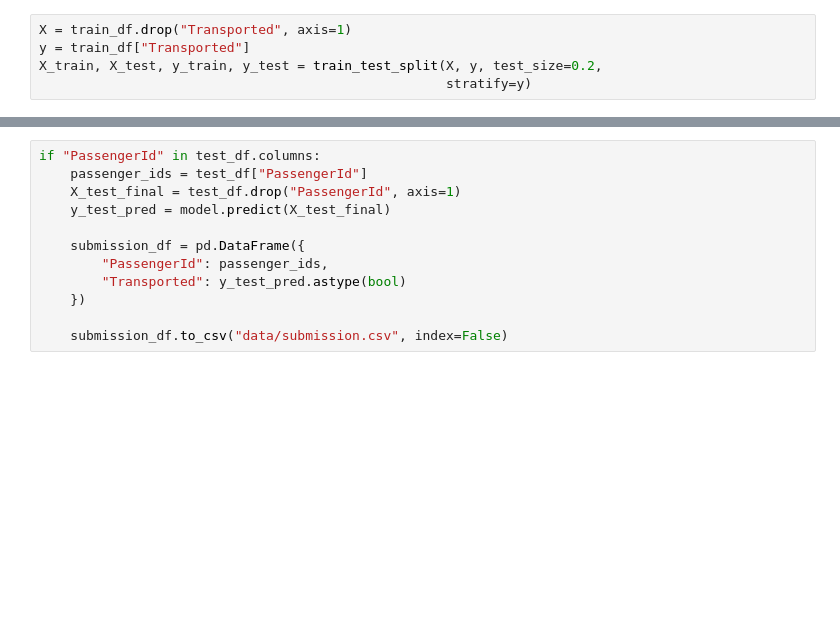
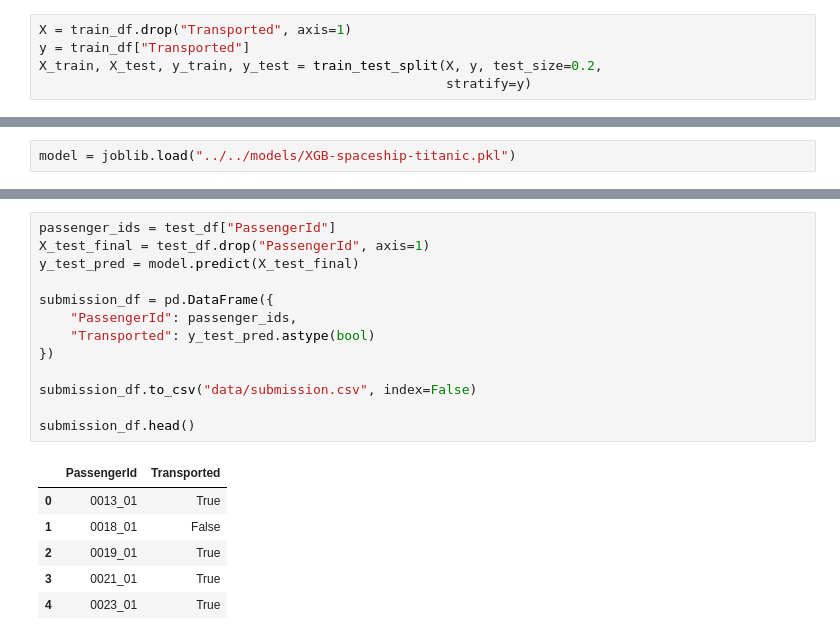
Before and after one commit to jasonwj96/kaggle-projects, a Jupyter notebook: notebooks/spaceship-titanic/training.ipynb, the cells around one changed output, grey strips where cells are left out. Saved outputs shown, nothing was run; the diff lists cells and outputs as text; blank space fills up the shorter version.

```diff
--- a/notebooks/spaceship-titanic/training.ipynb
+++ b/notebooks/spaceship-titanic/training.ipynb
@@ -62,3 +80,5 @@ plt.show()
+# %%
+model = joblib.load("../../models/XGB-spaceship-titanic.pkl")
 # %%
 test_df = pd.read_parquet("data/spaceship-titanic-test.parquet")
 test_df.head()
@@ -72,12 +92,20 @@ test_df.head()
 # %%
-if "PassengerId" in test_df.columns:
-    passenger_ids = test_df["PassengerId"]
-    X_test_final = test_df.drop("PassengerId", axis=1)
-    y_test_pred = model.predict(X_test_final)
+passenger_ids = test_df["PassengerId"]
+X_test_final = test_df.drop("PassengerId", axis=1)
+y_test_pred = model.predict(X_test_final)
 
-    submission_df = pd.DataFrame({
-        "PassengerId": passenger_ids,
-        "Transported": y_test_pred.astype(bool)
-    })
+submission_df = pd.DataFrame({
+    "PassengerId": passenger_ids,
+    "Transported": y_test_pred.astype(bool)
+})
 
-    submission_df.to_csv("data/submission.csv", index=False)
+submission_df.to_csv("data/submission.csv", index=False)
+
+submission_df.head()
+# %% [output]
+|  | PassengerId | Transported |
+| 0 | 0013_01 | True |
+| 1 | 0018_01 | False |
+| 2 | 0019_01 | True |
+| 3 | 0021_01 | True |
+| 4 | 0023_01 | True |
```
Also changed, not shown: parts of 8 cells of this notebook, 6 other files.
